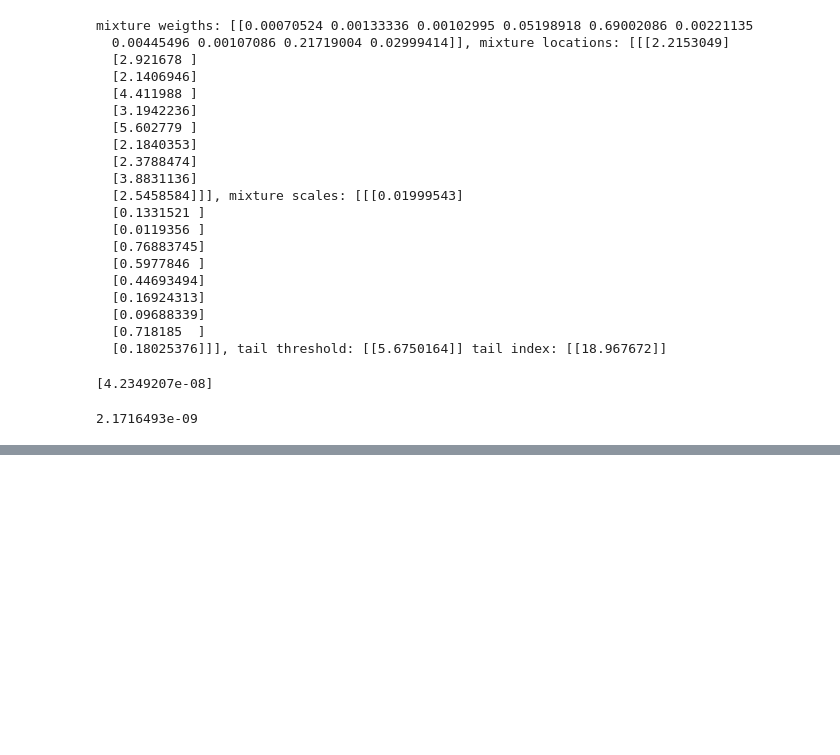
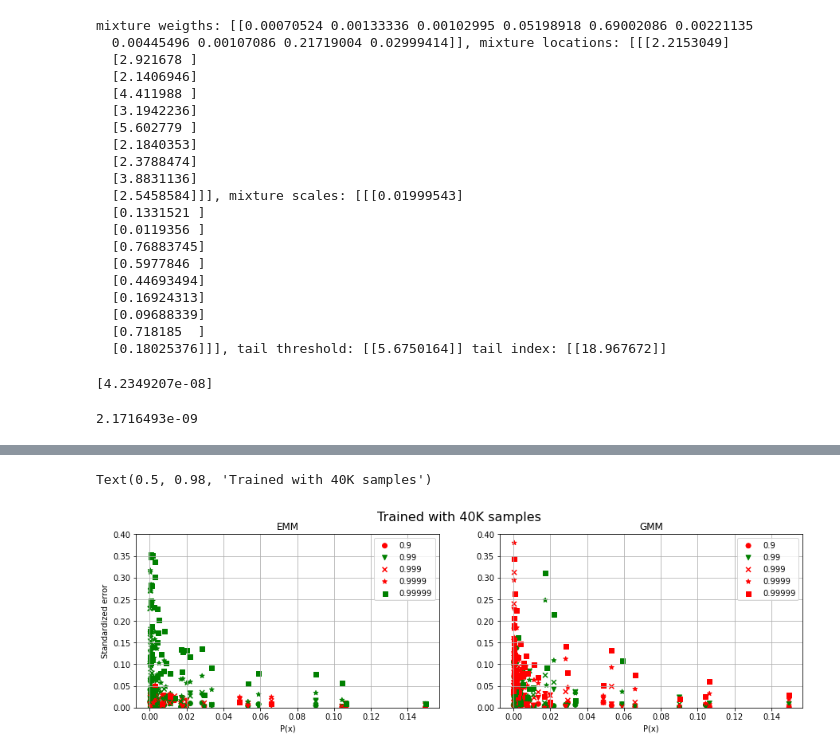
Before and after one commit to samiemostafavi/conditional-density-estimation, a Jupyter notebook: experiments/models/GMM/MixtureExtremeValue.ipynb, the cells around one changed output, grey strips where cells are left out. Drawn from its saved outputs; the diff is of its cells as text; code cells hidden in the pictures; blank space fills up the shorter version.

```diff
--- a/experiments/models/GMM/MixtureExtremeValue.ipynb
+++ b/experiments/models/GMM/MixtureExtremeValue.ipynb
@@ -546,0 +546,15 @@ TypeError: object of type 'NoneType' has no len()
+# %%
+""" The function to calculate expected value form the trained model """
+
+def obtain_exp_value(model,cond_state):
+    width = 0.1
+    xlim = [0.1,30]
+    x = np.arange(start=xlim[0], stop=xlim[1], step=width)
+    # model pdf
+    prob=[]
+    for i in range(len(x)):
+        mx = np.array([cond_state])
+        my = np.array([x[i]])
+        prob.append(model.pdf(mx,my))
+
+    return np.sum(x*np.squeeze(prob)*width)
@@ -546,0 +675,39 @@ TypeError: object of type 'NoneType' has no len()
+# %%
+fig, axes = plt.subplots(1, 2, figsize=(15,4))
+colors_arr = np.where(results[:,3] > 0, 'green', 'red')
+path = axes[0].scatter(results[:,-1],abs(results[:,3]),c=colors_arr,marker='o')
+colors_arr = np.where(results[:,4] > 0, 'green', 'red')
+path = axes[0].scatter(results[:,-1],abs(results[:,4]),c=colors_arr,marker='v')
+colors_arr = np.where(results[:,5] > 0, 'green', 'red')
+path = axes[0].scatter(results[:,-1],abs(results[:,5]),c=colors_arr,marker='x')
+colors_arr = np.where(results[:,6] > 0, 'green', 'red')
+path = axes[0].scatter(results[:,-1],abs(results[:,6]),c=colors_arr,marker='*')
+colors_arr = np.where(results[:,7] > 0, 'green', 'red')
+path = axes[0].scatter(results[:,-1],abs(results[:,7]),c=colors_arr,marker='s')
+leg = axes[0].legend([str(quantiles[0]),str(quantiles[1]),str(quantiles[2]),str(quantiles[3]),str(quantiles[4])])
+axes[0].set_ylim([0,0.4])
+axes[0].grid()
+axes[0].set_title('EMM')
+axes[0].set_ylabel('Standardized error')
+axes[0].set_xlabel('P(x)')
+
+colors_arr = np.where(results[:,8] > 0, 'green', 'red')
+path = axes[1].scatter(results[:,-1],abs(results[:,8]),c=colors_arr,marker='o')
+colors_arr = np.where(results[:,9] > 0, 'green', 'red')
+path = axes[1].scatter(results[:,-1],abs(results[:,9]),c=colors_arr,marker='v')
+colors_arr = np.where(results[:,10] > 0, 'green', 'red')
+path = axes[1].scatter(results[:,-1],abs(results[:,10]),c=colors_arr,marker='x')
+colors_arr = np.where(results[:,11] > 0, 'green', 'red')
+path = axes[1].scatter(results[:,-1],abs(results[:,11]),c=colors_arr,marker='*')
+colors_arr = np.where(results[:,12] > 0, 'green', 'red')
+path = axes[1].scatter(results[:,-1],abs(results[:,12]),c=colors_arr,marker='s')
+leg = axes[1].legend([str(quantiles[0]),str(quantiles[1]),str(quantiles[2]),str(quantiles[3]),str(quantiles[4])])
+axes[1].set_ylim([0,0.4])
+axes[1].grid()
+axes[1].set_title('GMM')
+axes[1].set_xlabel('P(x)')
+
+fig.suptitle('Trained with 40K samples', fontsize=16)
+# %% [output]
+Text(0.5, 0.98, 'Trained with 40K samples')
+[figure, added]
```
Also changed, not shown: parts of 23 cells of this notebook, 20 other files.
